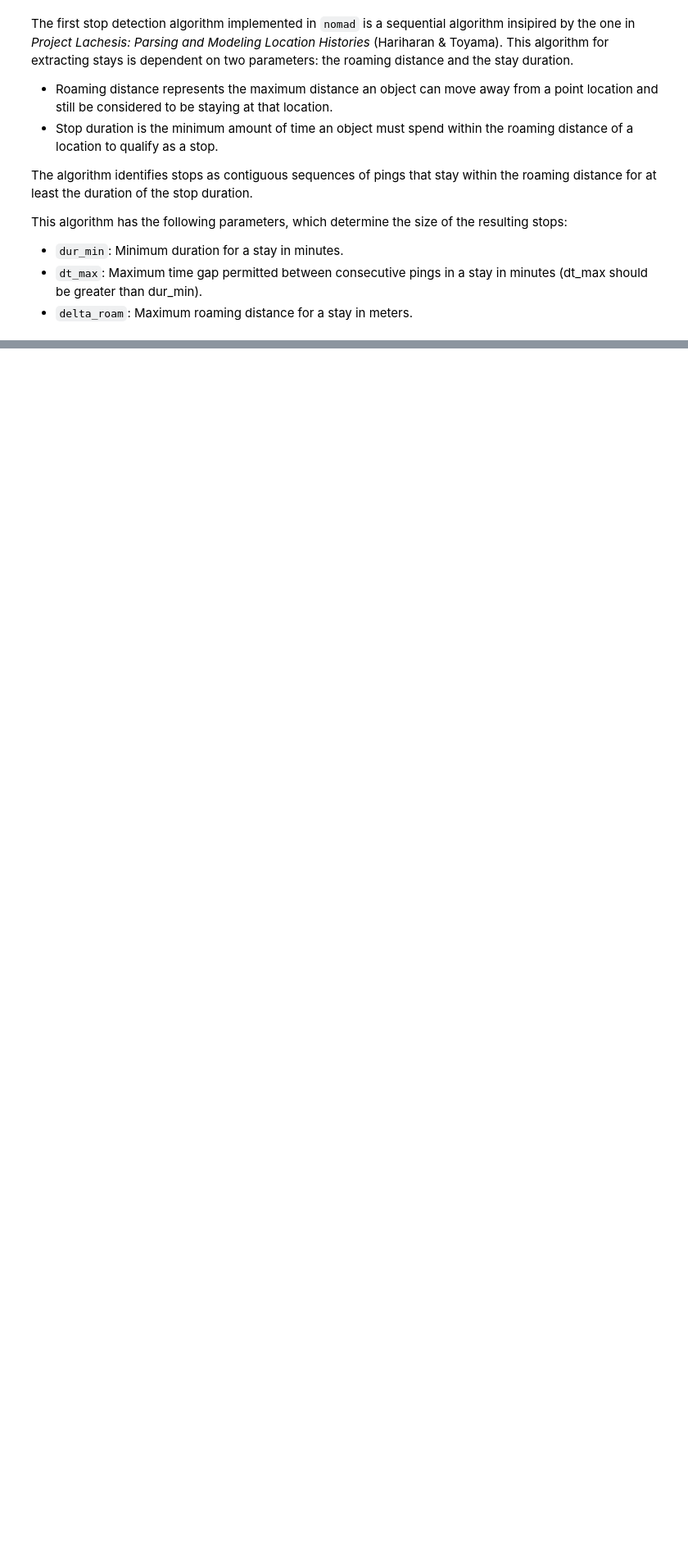
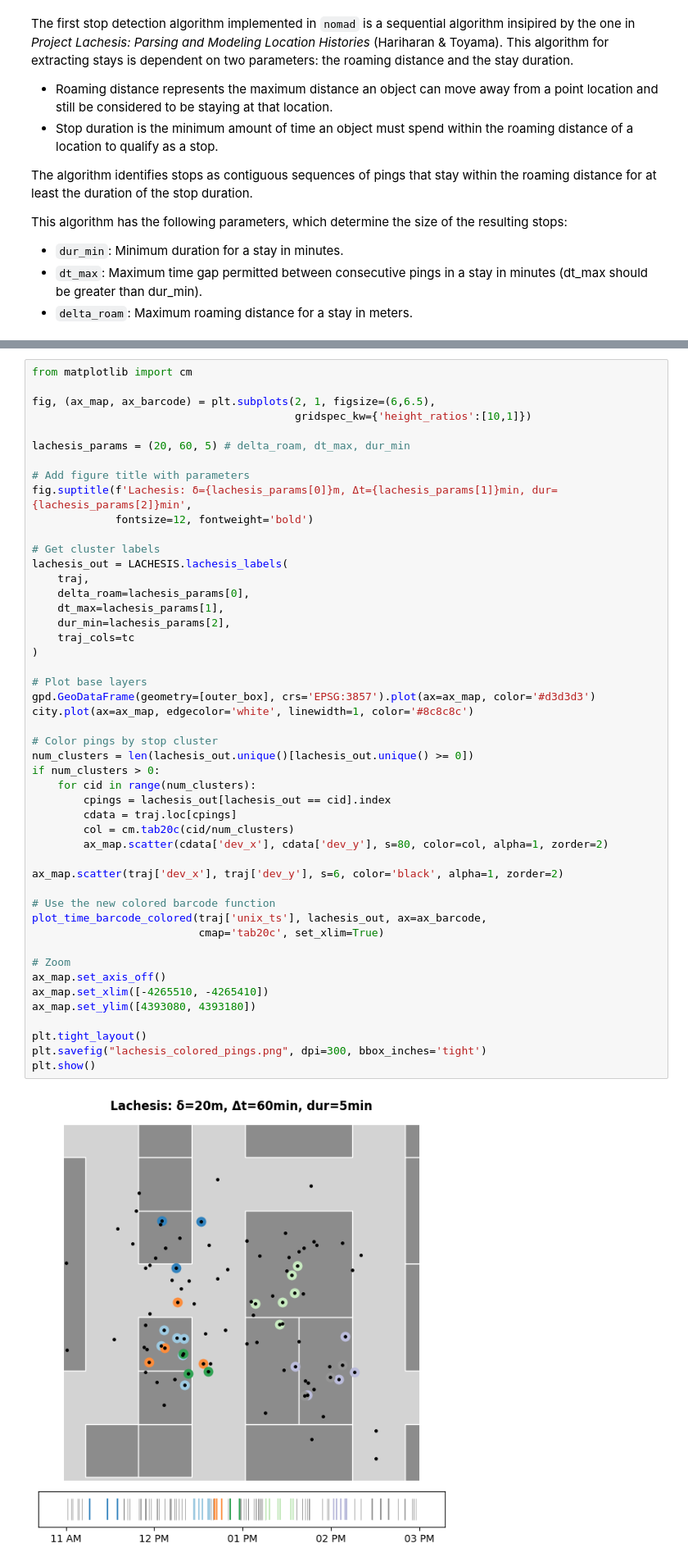
Before and after one commit to Watts-Lab/nomad, a Jupyter notebook: examples/lachesis_demo.ipynb, the cells around one changed output, grey strips where cells are left out. Shown: that part at 82% size. Saved outputs shown, nothing was run; the diff lists cells and outputs as text; blank space fills up the shorter version.

Commit message:
plots

```diff
--- a/examples/lachesis_demo.ipynb
+++ b/examples/lachesis_demo.ipynb
@@ -41,0 +132,50 @@ stops = LACHESIS.lachesis(traj, delta_roam=20, dt_max = 60, dur_min=5, complete_
+# %%
+from matplotlib import cm
+
+fig, (ax_map, ax_barcode) = plt.subplots(2, 1, figsize=(6,6.5),
+                                         gridspec_kw={'height_ratios':[10,1]})
+
+lachesis_params = (20, 60, 5) # delta_roam, dt_max, dur_min
+
+# Add figure title with parameters
+fig.suptitle(f'Lachesis: δ={lachesis_params[0]}m, Δt={lachesis_params[1]}min, dur={lachesis_params[2]}min',
+             fontsize=12, fontweight='bold')
+
+# Get cluster labels
+lachesis_out = LACHESIS.lachesis_labels(
+    traj,
+    delta_roam=lachesis_params[0],
+    dt_max=lachesis_params[1],
+    dur_min=lachesis_params[2],
+    traj_cols=tc
+)
+
+# Plot base layers
+gpd.GeoDataFrame(geometry=[outer_box], crs='EPSG:3857').plot(ax=ax_map, color='#d3d3d3')
+city.plot(ax=ax_map, edgecolor='white', linewidth=1, color='#8c8c8c')
+
+# Color pings by stop cluster
+num_clusters = len(lachesis_out.unique()[lachesis_out.unique() >= 0])
+if num_clusters > 0:
+    for cid in range(num_clusters):
+        cpings = lachesis_out[lachesis_out == cid].index
+        cdata = traj.loc[cpings]
+        col = cm.tab20c(cid/num_clusters)
+        ax_map.scatter(cdata['dev_x'], cdata['dev_y'], s=80, color=col, alpha=1, zorder=2)
+
+ax_map.scatter(traj['dev_x'], traj['dev_y'], s=6, color='black', alpha=1, zorder=2)
+
+# Use the new colored barcode function
+plot_time_barcode_colored(traj['unix_ts'], lachesis_out, ax=ax_barcode,
+                          cmap='tab20c', set_xlim=True)
+
+# Zoom
+ax_map.set_axis_off()
+ax_map.set_xlim([-4265510, -4265410])
+ax_map.set_ylim([4393080, 4393180])
+
+plt.tight_layout()
+plt.savefig("lachesis_colored_pings.png", dpi=300, bbox_inches='tight')
+plt.show()
+# %% [output]
+[figure, added]
```
Also changed, not shown: parts of 5 cells of this notebook, 4 other files.
